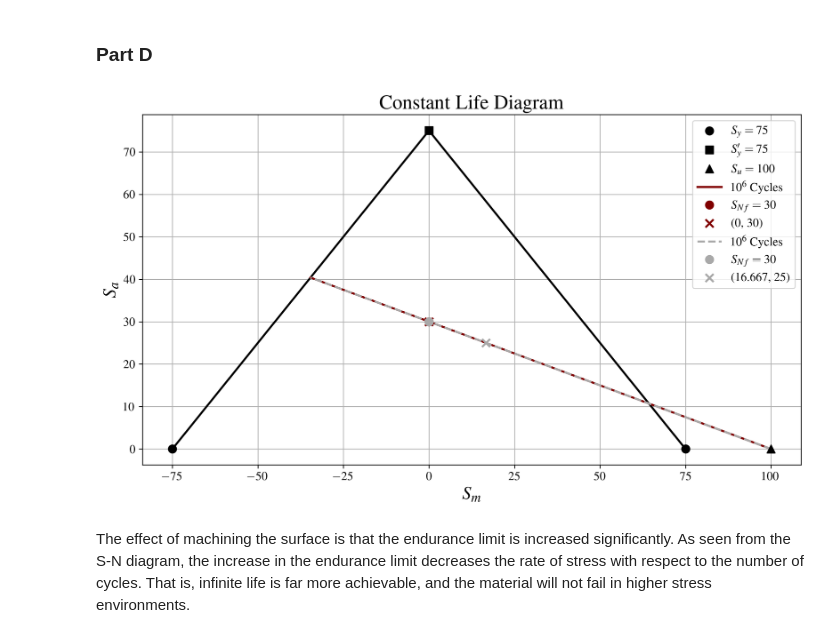
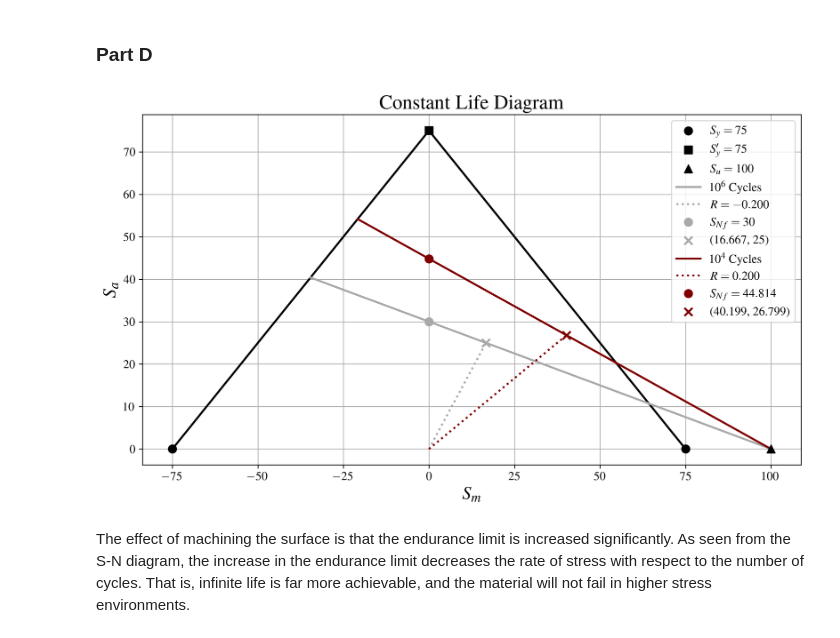
Before and after one commit to gabemorris12/Homework, a Jupyter notebook: Fatigue Homework 2.ipynb, the cells around one changed output. Saved outputs shown, nothing was run; the diff lists cells and outputs as text; code cells hidden in the pictures.

```diff
--- a/Fatigue Homework 2.ipynb
+++ b/Fatigue Homework 2.ipynb
@@ -248,6 +248,7 @@ def constant_life(Sy_, Sy_p, Su_, *lines):
     for line in lines:
         x_ = (line['S_Nf'] - Sy_p)/(Sy_p/Sy_ + line['S_Nf']/Su_)
         ax_.plot([Su_, x_], [0, Sy_p/Sy_*x_ + Sy_p], color=line['color'], zorder=2, label=f"{line['cycles']} Cycles", ls=line.get('ls'))
+        ax_.plot([0, line['S_m']], [0, line['S_a']], zorder=2, color=line['color'], label=f'$R={(line["S_m"] - line["S_a"])/(line["S_m"] + line["S_a"]):.3f}$', ls=':')
         ax_.scatter(0, line['S_Nf'], label=f'$S_{{Nf}}={line["S_Nf"]}$', zorder=3, marker='o', color=line['color'])
         ax_.scatter(line['S_m'], line['S_a'], color=line['color'], zorder=3, marker='x', label=f'{line["S_m"], line["S_a"]}')
 
@@ -255,8 +256,8 @@ def constant_life(Sy_, Sy_p, Su_, *lines):
 
     return fig_, ax_
 
-line1 = dict(S_Nf=14, S_m=0, S_a=14, cycles=r'$10^6$', color='maroon')
-line2 = dict(S_Nf=14, S_m=8.537, S_a=12.805, cycles=r'$10^6$', color='darkgrey', ls='--')
+line1 = dict(S_Nf=14, S_m=8.537, S_a=12.805, cycles=r'$10^6$', color='darkgrey')
+line2 = dict(S_Nf=26.96199, S_m=28.826, S_a=19.217, cycles=r'$10^4$', color='maroon')
 constant_life(75, 75, 100, line1, line2)
 plt.show()
 # %% [output]
@@ -360,11 +361,11 @@ $\displaystyle S_{min} = 13.3996328212366$
 # %% [markdown]
 ### Part D
 # %%
-line1 = dict(S_Nf=30, S_m=0, S_a=30, cycles=r'$10^6$', color='maroon')
-line2 = dict(S_Nf=30, S_m=16.667, S_a=25, cycles=r'$10^6$', color='darkgrey', ls='--')
+line1 = dict(S_Nf=30, S_m=16.667, S_a=25, cycles=r'$10^6$', color='darkgrey')
+line2 = dict(S_Nf=44.814, S_m=40.199, S_a=26.799, cycles=r'$10^4$', color='maroon')
 constant_life(75, 75, 100, line1, line2)
 plt.show()
 # %% [output]
-[figure, old version]
+[figure, new version]
 # %% [markdown]
 The effect of machining the surface is that the endurance limit is increased significantly. As seen from the S-N diagram, the increase in the endurance limit decreases the rate of stress with respect to the number of cycles. That is, infinite life is far more achievable, and the material will not fail in higher stress environments.
```
Also changed, not shown: parts of 2 cells of this notebook, 1 other file.
